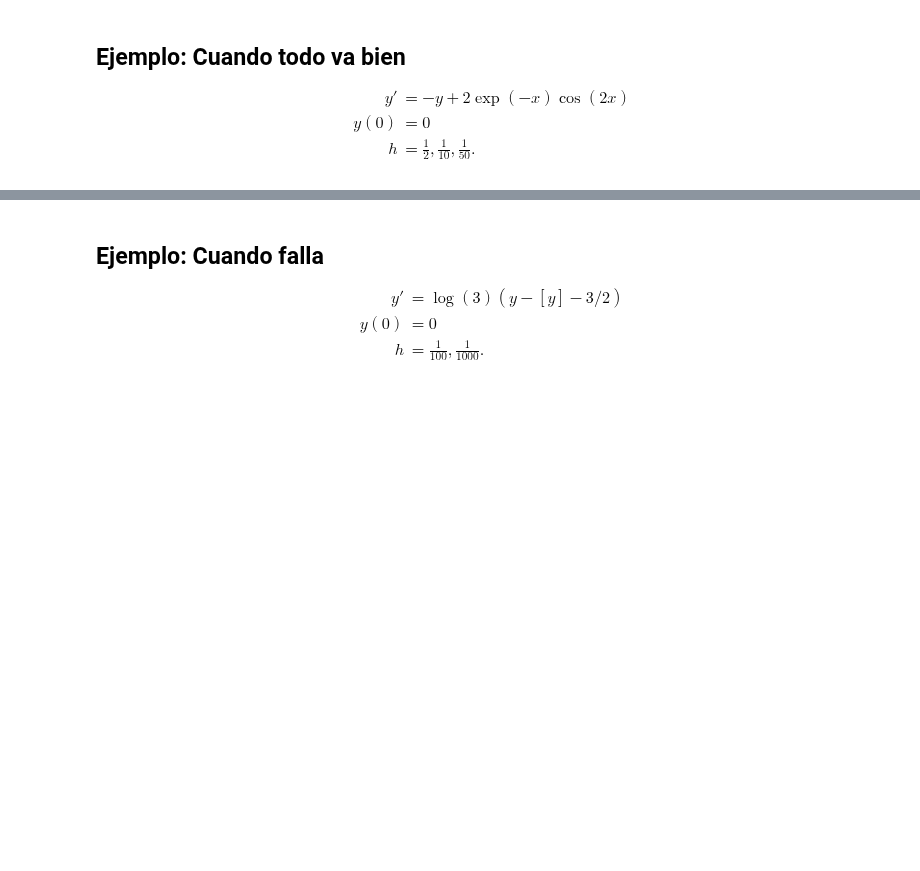
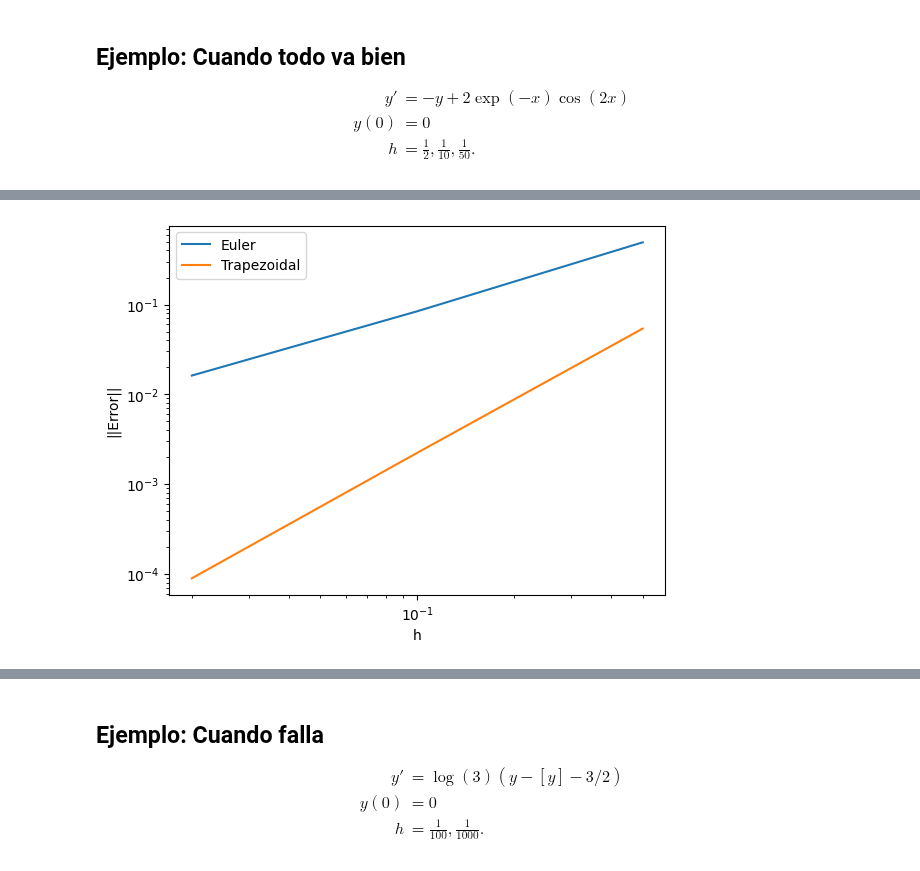
Before and after one commit to ManuelSanchezUribe/ManuelSanchezUribe.github.io, a Jupyter notebook: IMT3410/Capitulo1.ipynb, the cells around one changed output, grey strips where cells are left out. Drawn from its saved outputs; the diff is of its cells as text; code cells hidden in the pictures; blank space fills up the shorter version.

```diff
--- a/IMT3410/Capitulo1.ipynb
+++ b/IMT3410/Capitulo1.ipynb
@@ -429,0 +436,24 @@ plt.show()
+# %%
+def eoc(h,error): # estimated rates of convergence
+    r = [0.0]
+    for j in range(1, h.size):
+        r.append(np.log(error[j]/error[j-1])/np.log(h[j]/h[j-1]))
+    return np.asarray(r)
+
+maxErrorEuler = [ np.max(err) for err in [eh1, eh2, eh3]]
+maxErrorTrap  = [ np.max(err) for err in [eh1T, eh2T, eh3T]]
+
+dictex1 = {"h": h , "Error Euler":maxErrorEuler, "eoc Euler": eoc(h, maxErrorEuler), "Error Trap":maxErrorTrap,"eoc Trap.":eoc(h, maxErrorTrap)}
+dfex1 = pd.DataFrame(dictex1)
+dfex1
+
+# # Graficos de error
+
+plt.loglog(h, maxErrorEuler,label='Euler')
+plt.loglog(h, maxErrorTrap,label='Trapezoidal')
+plt.legend()
+plt.xlabel('h')
+plt.ylabel('||Error||')
+plt.show()
+# %% [output]
+[figure, added]
```
Also changed, not shown: parts of 6 cells of this notebook, 1 other file.
